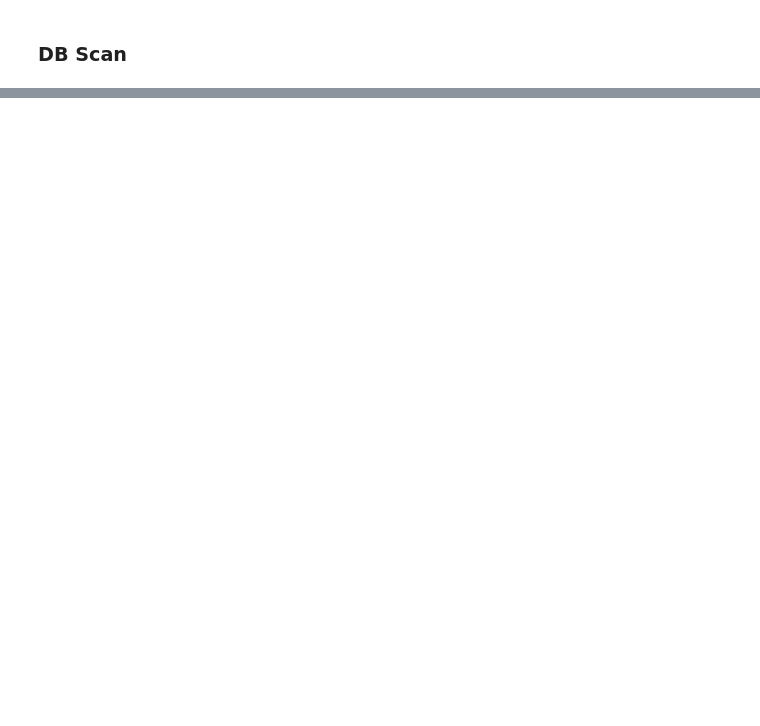
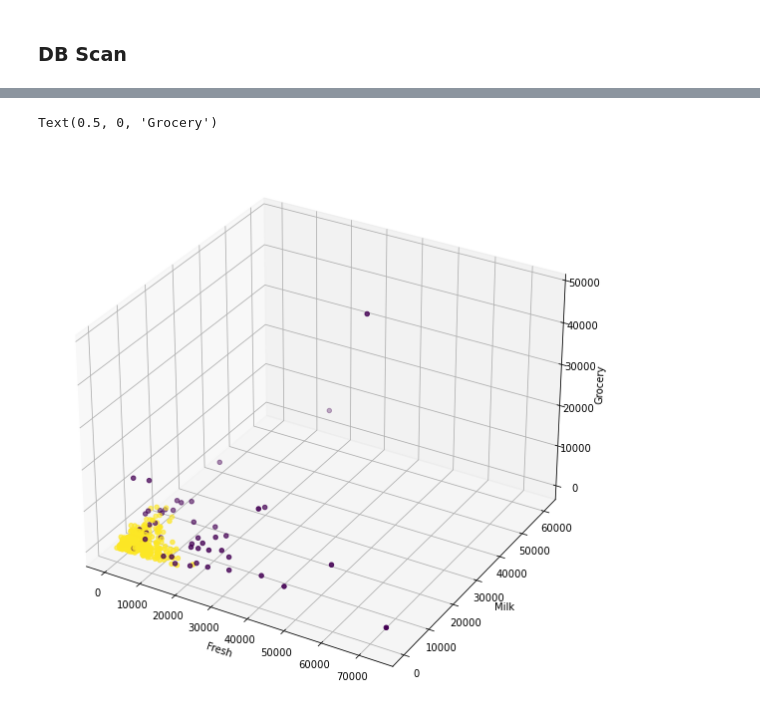
Before and after one commit to kristofer-rivera/anomaly-detection-exercises, a Jupyter notebook: clustering_anomaly_detection.ipynb, the cells around one changed output, grey strips where cells are left out. Saved outputs shown, nothing was run; the diff lists cells and outputs as text; code cells hidden in the pictures; blank space fills up the shorter version.

Commit message:
Completed clustering exercises.

```diff
--- a/clustering_anomaly_detection.ipynb
+++ b/clustering_anomaly_detection.ipynb
@@ -97,5 +110,10 @@ cols = ['fresh', 'milk', 'grocery', 'frozen',
 # %%
+# Make the scaler
 scaler = MinMaxScaler()
-for col in cols:
-    scaler.fit(df[[col]])
-    df[f'scaled_{col}'] = scaler.transform(df[[col]])
+
+# Fit the scaler
+scaler.fit(subset)
+
+# Use the scaler
+subset = scaler.transform(subset)
+subset
@@ -145,0 +138,15 @@ for combo in feature_combos:
+# %%
+# Now, let's add the scaled value columns back onto the dataframe
+columns = ["grocery", "milk", "fresh", "frozen", "deli"]
+scaled_columns = ["scaled_" + column for column in columns]
+
+# Save a copy of the original dataframe
+original_df = df.copy()
+
+# Create a dataframe containing the scaled values
+scaled_df = pd.DataFrame(subset, columns=scaled_columns)
+
+# Merge the scaled and non-scaled values into one dataframe
+df = df.merge(scaled_df, on=df.index)
+df = df.drop(columns=['key_0'])
+df.head()
@@ -145,0 +160,6 @@ for combo in feature_combos:
+# %%
+# Assign the cluster labels
+# Recall that cluster labels don't have inherent meaning
+# DBSCAN makes a cluster called -1 that contains the "noise" or outliers
+df['labels'] = dbsc.labels_
+df.labels.value_counts()
@@ -145,0 +179,14 @@ for combo in feature_combos:
+# %%
+# Now let's plot the results
+
+fig = plt.figure(figsize = (8, 8))
+ax = Axes3D(fig, rect=[0, 0, .95, 1])
+
+ax.scatter(df.milk, df.frozen, df.deli, c = df.labels)
+
+ax.set_xlabel('Fresh')
+ax.set_ylabel('Milk')
+ax.set_zlabel('Grocery')
+# %% [output]
+Text(0.5, 0, 'Grocery')
+[figure, added]
```
Also changed, not shown: parts of 35 cells of this notebook, 1 other file.
